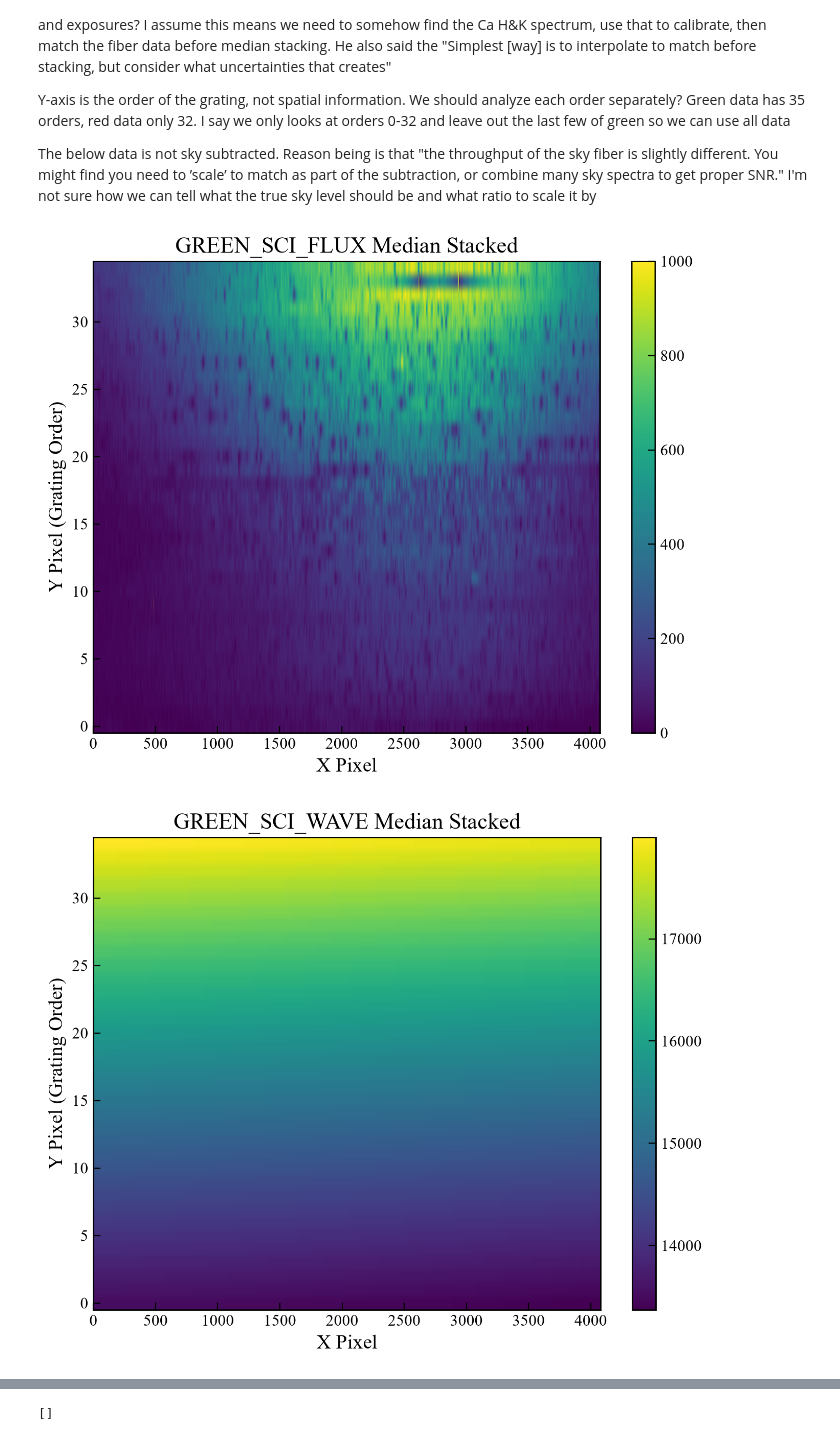
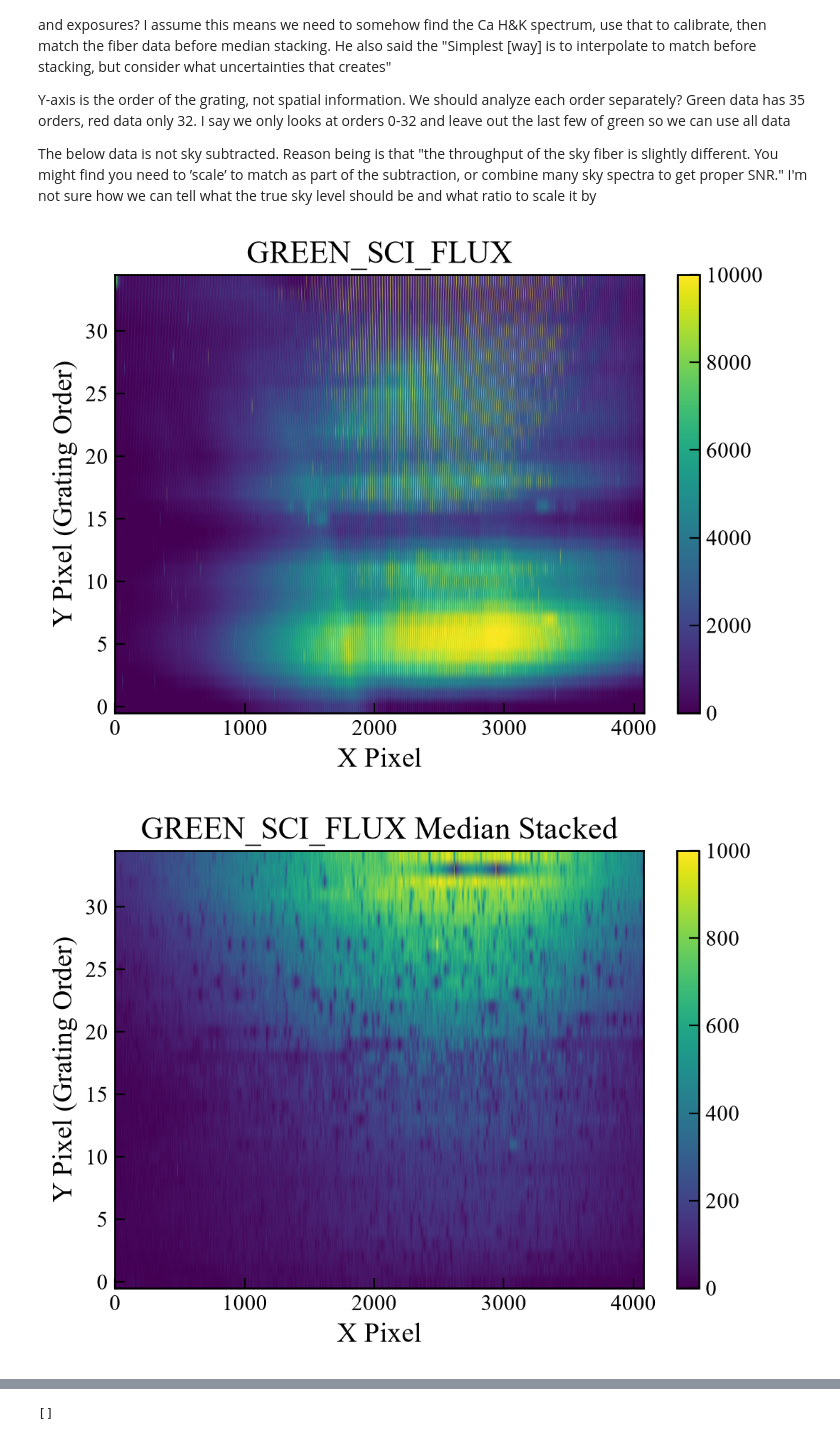
Before and after one commit to buzzman3111/Astro519Echelle, a Jupyter notebook: FileOpenCleanup.ipynb, the cells around one changed output, grey strips where cells are left out. Saved outputs shown, nothing was run; the diff lists cells and outputs as text; code cells hidden in the pictures.

Commit message:
Graphing by order

```diff
--- a/FileOpenCleanup.ipynb
+++ b/FileOpenCleanup.ipynb
@@ -10,7 +10,7 @@ from pathlib import Path
 
 mpl.rcParams.update({
     # Figure
-    "figure.figsize":   (8, 6),
+    "figure.figsize":   (6, 4),
     "figure.dpi":       200,
 
     # Fonts
@@ -149,37 +149,44 @@ cal_wave_med = _median_stack(np.array(cal_wave_list))
 
 
 ## Show data (I'm a big visual guy)
+plt.imshow(g_flux_list[1], vmin=0, vmax=10000, aspect='auto')
+plt.title('GREEN_SCI_FLUX')
+plt.xlabel('X Pixel')
+plt.ylabel('Y Pixel (Grating Order)')
+plt.colorbar()
+plt.show()
+
 
 plt.imshow(g_flux_med, vmin=0, vmax=1000, aspect='auto')
 plt.title('GREEN_SCI_FLUX Median Stacked')
 plt.xlabel('X Pixel')
 plt.ylabel('Y Pixel (Grating Order)')
 plt.colorbar()
 plt.show()
 
 plt.imshow(g_wave_med, aspect='auto')
 plt.title('GREEN_SCI_WAVE Median Stacked')
 plt.xlabel('X Pixel')
 plt.ylabel('Y Pixel (Grating Order)')
 plt.colorbar()
 plt.show()
 
 plt.imshow(r_flux_med, vmin=0, vmax=6500, aspect='auto')
 plt.title('RED_SCI_FLUX Median Stacked')
 plt.xlabel('X Pixel')
 plt.ylabel('Y Pixel (Grating Order)')
 plt.colorbar()
 plt.show()
 
 
 ## Calibration data not graphable. Shape = (0,) ?
 print(cal_flux_med)
 # plt.imshow(cal_flux_med, aspect='auto')
 # plt.title('CA_HK_SCI Median Stacked')
 # plt.xlabel('X Pixel')
 # plt.ylabel('Y Pixel (Grating Order)')
 # plt.colorbar()
 # plt.show()
 # %% [output]
-[figure, old version]
+[figure, new version]
-[figure, old version]
+[figure, new version]
```
Also changed, not shown: parts of 3 cells of this notebook.
